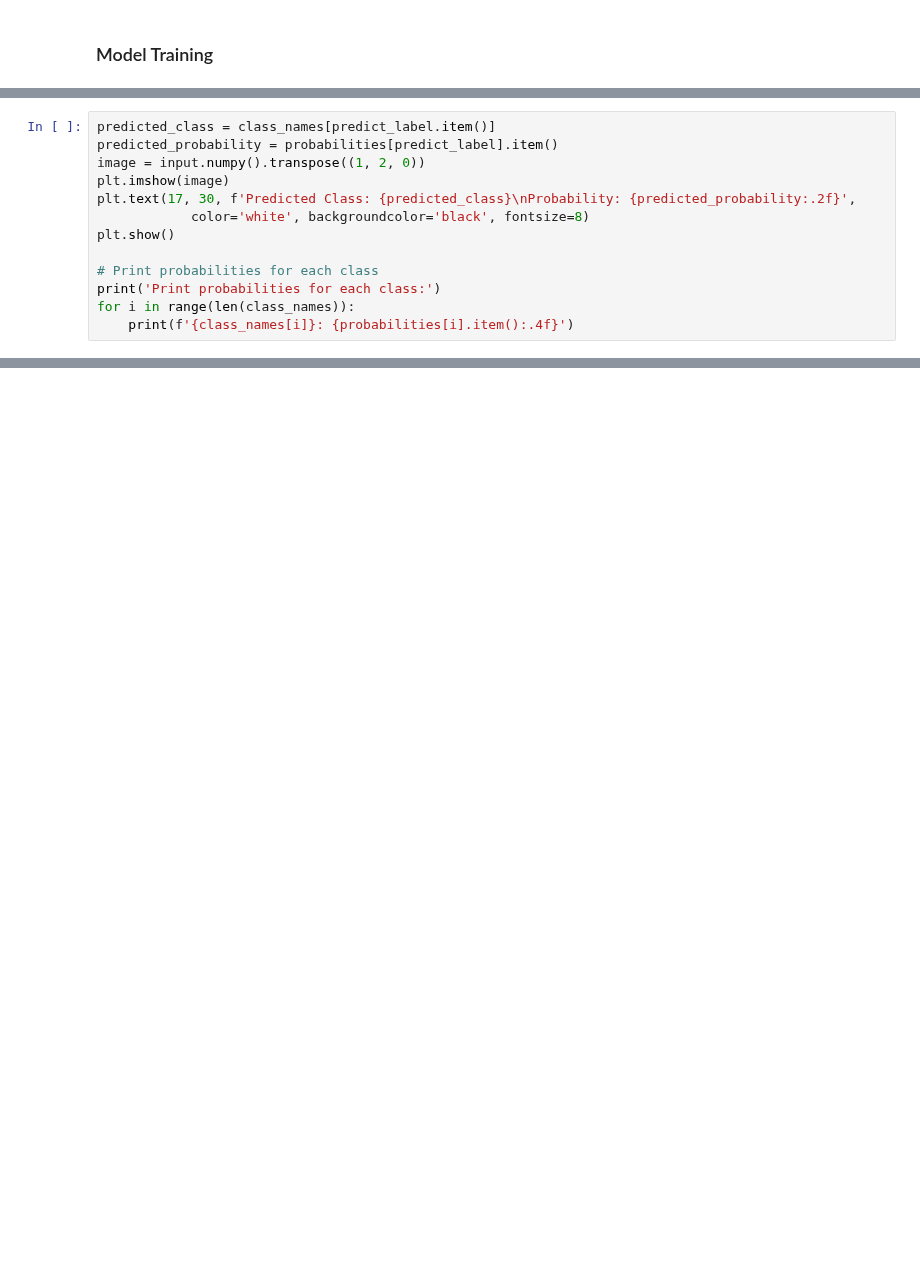
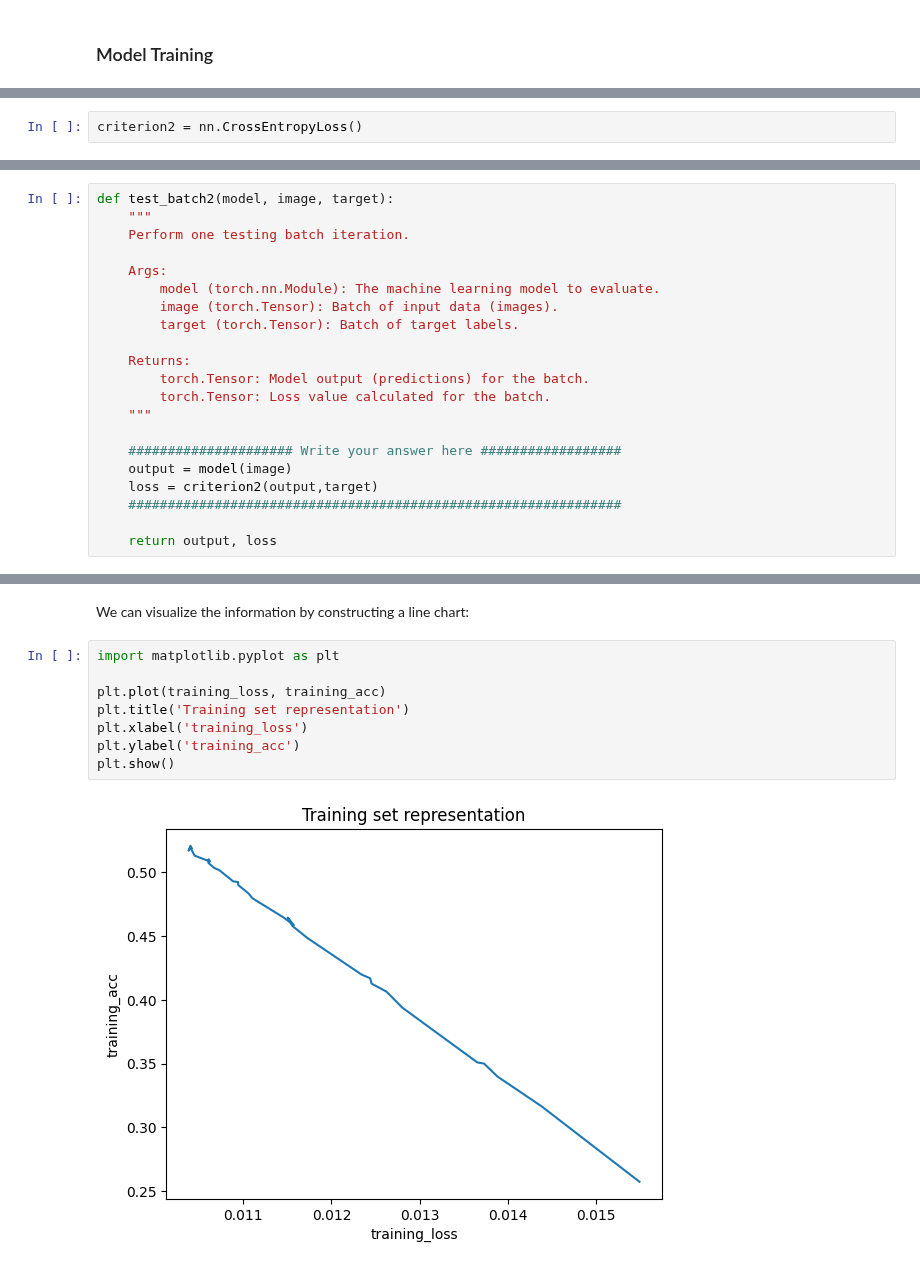
Before and after one commit to SustechSTA303/STA303-Assignment01, a Jupyter notebook: Assignment01.ipynb, the cells around one changed output, grey strips where cells are left out. Drawn from its saved outputs; the diff is of its cells as text; blank space fills up the shorter version.

```diff
--- a/Assignment01.ipynb
+++ b/Assignment01.ipynb
@@ -276,13 +314,0 @@ predict_label =
-# %%
-predicted_class = class_names[predict_label.item()]
-predicted_probability = probabilities[predict_label].item()
-image = input.numpy().transpose((1, 2, 0))
-plt.imshow(image)
-plt.text(17, 30, f'Predicted Class: {predicted_class}\nProbability: {predicted_probability:.2f}',
-            color='white', backgroundcolor='black', fontsize=8)
-plt.show()
-
-# Print probabilities for each class
-print('Print probabilities for each class:')
-for i in range(len(class_names)):
-    print(f'{class_names[i]}: {probabilities[i].item():.4f}')
@@ -288,0 +344,2 @@ for i in range(len(class_names)):
+# %%
+criterion2 = nn.CrossEntropyLoss()
@@ -288,0 +367,21 @@ for i in range(len(class_names)):
+# %%
+def test_batch2(model, image, target):
+    """
+    Perform one testing batch iteration.
+
+    Args:
+        model (torch.nn.Module): The machine learning model to evaluate.
+        image (torch.Tensor): Batch of input data (images).
+        target (torch.Tensor): Batch of target labels.
+
+    Returns:
+        torch.Tensor: Model output (predictions) for the batch.
+        torch.Tensor: Loss value calculated for the batch.
+    """
+
+    ##################### Write your answer here ##################
+    output = model(image)
+    loss = criterion2(output,target)
+    ###############################################################
+
+    return output, loss
@@ -288,0 +512,12 @@ for i in range(len(class_names)):
+# %% [markdown]
+We can visualize the information by constructing a line chart:
+# %%
+import matplotlib.pyplot as plt
+
+plt.plot(training_loss, training_acc)
+plt.title('Training set representation')
+plt.xlabel('training_loss')
+plt.ylabel('training_acc')
+plt.show()
+# %% [output]
+[figure, added]
```
Also changed, not shown: parts of 53 cells of this notebook, 1 other file.
